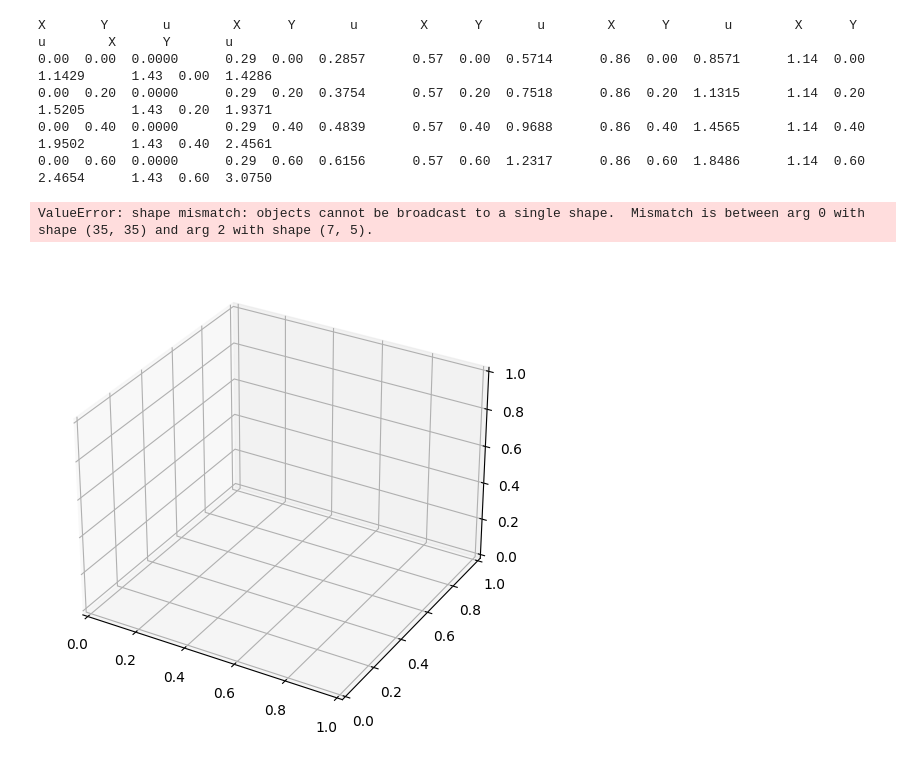
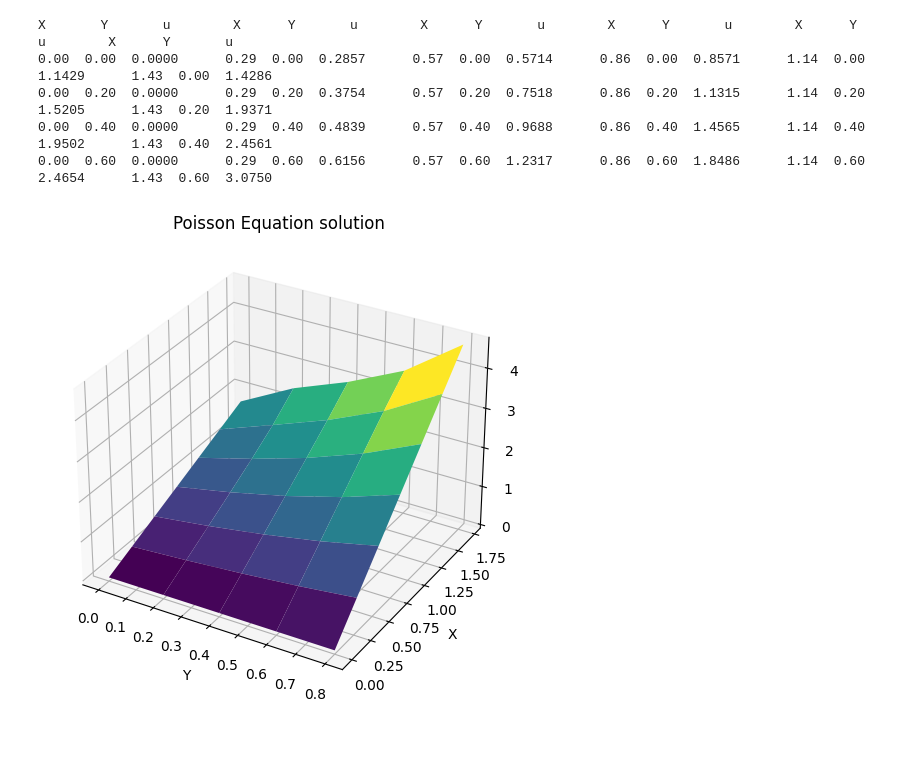
Before and after one commit to chandan-kumarsahu/P452-Computational-Physics, a Jupyter notebook: As1_Dibya.ipynb, the cells around one changed output. Drawn from its saved outputs; the diff is of its cells as text; code cells hidden in the pictures.

```diff
--- a/As1_Dibya.ipynb
+++ b/As1_Dibya.ipynb
@@ -60,22 +61,24 @@ xn = 5.0
 y0 = 1.0
 
 h = [0.5, 0.2, 0.05, 0.01]
+ticks = ['*', 'o', 's', 'D']
 
+
+plt.figure(figsize=(8, 6))
 for i in range(4):
     X, Y = ODE_1D_RK4(dydx, y0, x0, xn, h[i])
     print("h = ", h[i])
     print("X = ", X)
     print("Y = ", Y)
     print("\n")
-# h1 = 0.5
-# h2 = 0.2
-# h3 = 0.05
-# h4 = 0.01
+    plt.plot(X, Y, ticks[i], label="h = " + str(h[i]), markersize=10-3*i)
 
-# X1, Y1 = ODE_1D_RK4(dydx, y0, x0, xn, h1)
-# X2, Y2 = ODE_1D_RK4(dydx, y0, x0, xn, h2)
-# X3, Y3 = ODE_1D_RK4(dydx, y0, x0, xn, h3)
-# X4, Y4 = ODE_1D_RK4(dydx, y0, x0, xn, h4)
+plt.xlabel("x")
+plt.ylabel("y")
+plt.title("RK4 Method")
+plt.legend()
+plt.grid()
+plt.show()
 # %% [output]
 h =  0.5
 X =  [0.0, 0.5, 1.0, 1.5, 2.0, 2.5, 3.0, 3.5, 4.0, 4.5, 5.0]
@@ -224,7 +162,7 @@ $$ u(x, 0) = x \quad \text{and} \quad u(x, 1) = xe $$
 ### Display the solution both in a table and a 3-D plot.
 # %%
 
-def get_BC_poisson(n_x, n_y, x, y):
+def poisson_boundary_condition(n_x, n_y, x, y):
 
     # Initial guess
     u = [ [ 0 for j in range(n_y)] for i in range(n_x)]
@@ -241,22 +179,21 @@ def get_BC_poisson(n_x, n_y, x, y):
     return u
 # %%
 # Set parameters
-n_x = 6
-n_y = 4
-x_length = 2.0
-y_length = 1.0
+N_x = 6
+N_y = 4
+L_x = 2.0
+L_y = 1.0
 
 # Solve Poisson equation with boundary conditions
-X, Y, u = poisson_eqn_solver(n_x, n_y, x_length, y_length, get_BC_poisson)
+X, Y, u = poisson_eqn_solver(N_x, N_y, L_x, L_y, poisson_boundary_condition)
 
-# Print the results in matrix like looking form
+# Print the results in tabular form
 print("X\tY\tu\t", "X\tY\tu\t", "X\tY\tu\t", "X\tY\tu\t", "X\tY\tu\t", "X\tY\tu\t")
-for j in range(n_y):
-    for i in range(n_x):
+for j in range(N_y):
+    for i in range(N_x):
         print(f"{X[i]:.2f}", end="  ")
         print(f"{Y[j]:.2f}", end="  ")
         print(f"{u[i][j]:.4f}", end="  \t")
-
     print()
 # %% [output]
 X       Y       u        X      Y       u        X      Y       u        X      Y       u        X      Y       u        X      Y       u
@@ -265,19 +202,17 @@ X       Y       u        X      Y       u        X      Y       u        X
 0.00  0.40  0.0000      0.29  0.40  0.4839      0.57  0.40  0.9688      0.86  0.40  1.4565      1.14  0.40  1.9502      1.43  0.40  2.4561
 0.00  0.60  0.0000      0.29  0.60  0.6156      0.57  0.60  1.2317      0.86  0.60  1.8486      1.14  0.60  2.4654      1.43  0.60  3.0750
 # %%
-import numpy as np
-
 Y, X = np.meshgrid(Y, X)
 u = np.array(u)
+
 # Plot the solution
 fig = plt.figure(figsize=(8, 6))
 ax = fig.add_subplot(111, projection='3d')
 ax.plot_surface(Y, X, u, cmap='viridis')
 ax.set_xlabel('Y')
 ax.set_ylabel('X')
 ax.set_zlabel('Solution (u)')
-ax.set_title('Numerical Solution of Poisson Equation with Boundary Conditions')
+ax.set_title('Poisson Equation solution')
 plt.show()
 # %% [output]
-ValueError: shape mismatch: objects cannot be broadcast to a single shape.  Mismatch is between arg 0 with shape (35, 35) and arg 2 with shape (7, 5).
-[figure, old version]
+[figure, new version]
```
Also changed, not shown: parts of 8 cells of this notebook, 3 other files.
